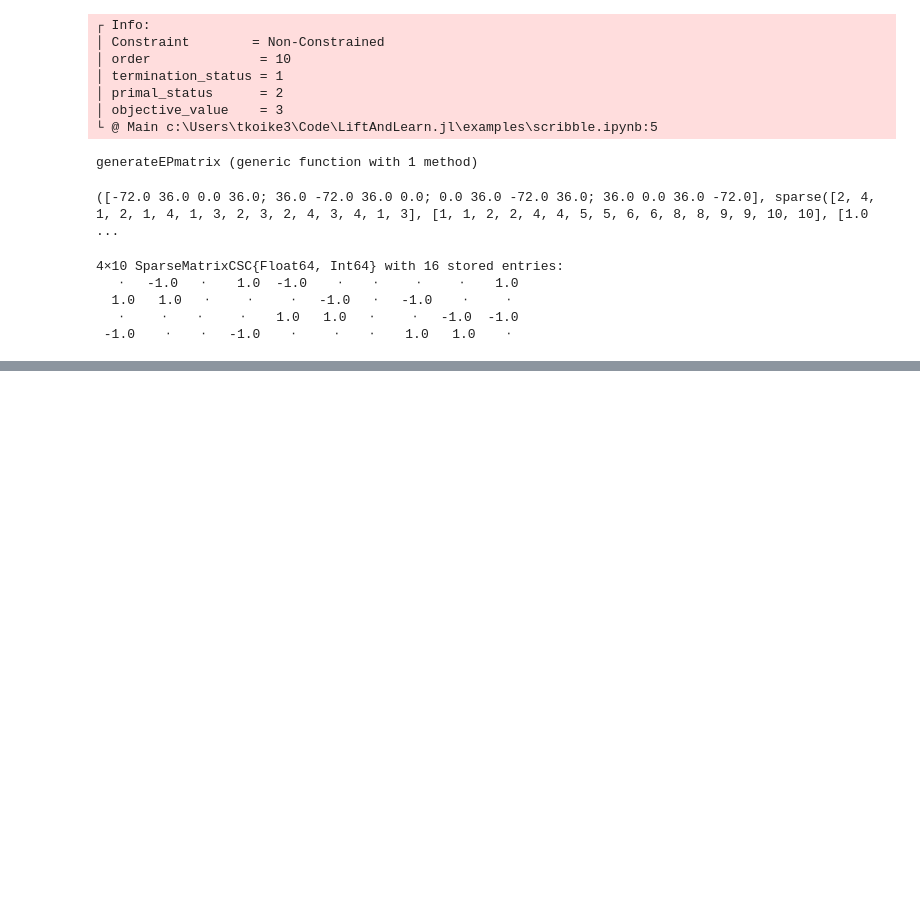
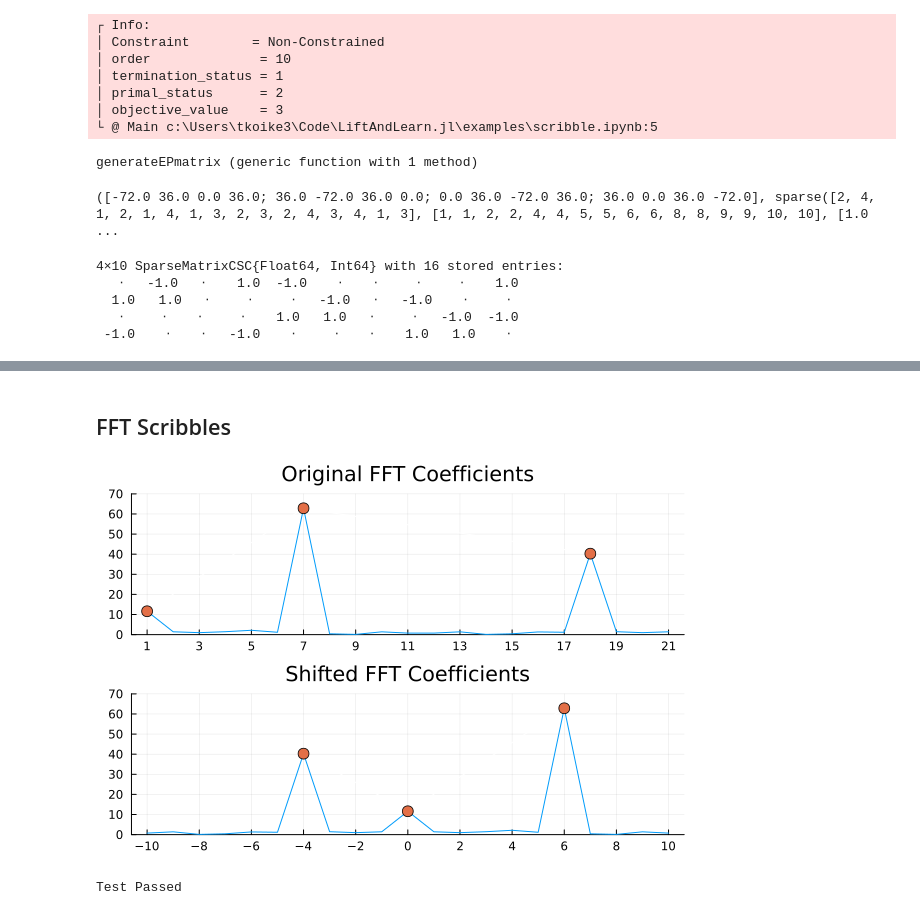
Before and after one commit to smallpondtom/LiftAndLearn.jl, a Jupyter notebook: examples/scribble.ipynb, the cells around one changed output, grey strips where cells are left out. Drawn from its saved outputs; the diff is of its cells as text; code cells hidden in the pictures; blank space fills up the shorter version.

```diff
--- a/examples/scribble.ipynb
+++ b/examples/scribble.ipynb
@@ -448,0 +501,37 @@ A
+# %% [markdown]
+## FFT Scribbles
+# %%
+using FFTW
+using Plots
+
+N = 21
+xj = (0:N-1)*2*π/N
+f = 2*exp.(17*im*xj) + 3*exp.(6*im*xj) + rand(N)
+
+original_k = 1:N
+shifted_k = fftshift(fftfreq(N)*N)
+
+original_fft = fft(f)
+shifted_fft = fftshift(fft(f))
+
+p1 = plot(original_k,abs.(original_fft),title="Original FFT Coefficients", xticks=original_k[1:2:end], legend=false, ylims=(0,70));
+p1 = plot!([1,7,18],abs.(original_fft[[1,7,18]]),markershape=:circle,markersize=6,linecolor="white");
+p2 = plot(shifted_k,abs.(shifted_fft),title="Shifted FFT Coefficients",xticks=shifted_k[1:2:end], legend=false, ylims=(0,70));
+p2 = plot!([-4,0,6],abs.(shifted_fft[[7,11,17]]),markershape=:circle,markersize=6,linecolor="white");
+plot(p1,p2,layout=(2,1))
+# %% [output]
+[figure, added]
+# %%
+using FFTW
+using Test
+
+N = 22
+xj = (0:N-1)*2*π/N
+f = 2*sin.(6*xj) + 0.1*rand(N)
+Y = rfft(f)
+f2 = irfft(Y,N)
+
+@test f ≈ f2
+# Test Passed
+# %% [output]
+Test Passed
```
Also changed, not shown: parts of 5 cells of this notebook, 1 other file.
